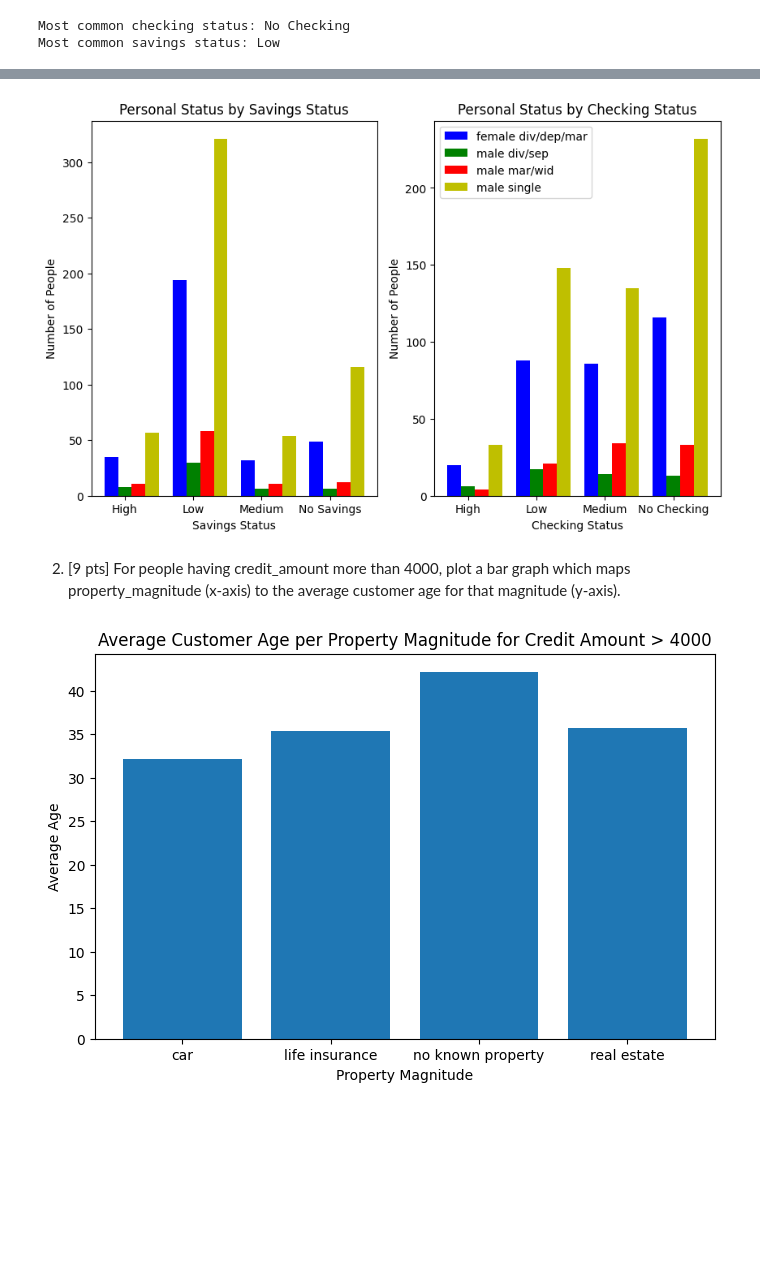
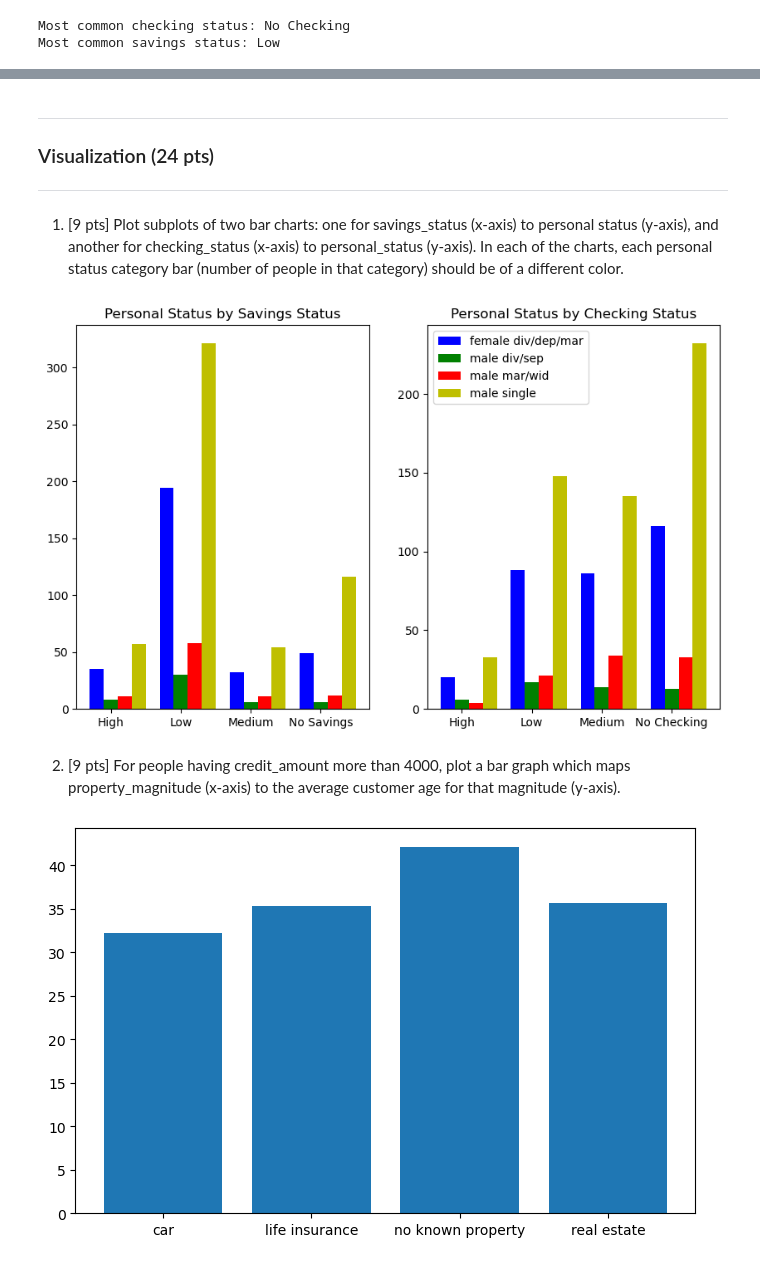
Before and after one commit to mahakanakala/CS210, a Jupyter notebook: hw/hw3/german_credit.ipynb, the cells around one changed output, grey strips where cells are left out. Cells and saved outputs as stored; diff of their text form; code cells hidden in the pictures; blank space fills up the shorter version.

```diff
--- a/hw/hw3/german_credit.ipynb
+++ b/hw/hw3/german_credit.ipynb
@@ -304,3 +295,10 @@ Most common savings status: Low
+# %% [markdown]
+---
+
+### Visualization (24 pts)
+---
+
+1. [9 pts] Plot subplots of two bar charts: one for savings_status (x-axis) to personal status (y-axis), and another for checking_status (x-axis) to personal_status (y-axis). In each of the charts, each personal status category bar (number of people in that category) should be of a different color.
 # %%
 #1 - bar chart for savings_status (x-axis) to personal status (y-axis) and checking_status (x-axis) to personal_status (y-axis)
 savings_counts = pd.crosstab(df['savings_status'], df['personal_status'])
@@ -313,8 +311,6 @@ r3 = [x + 0.2 for x in r2]
 r4 = [x + 0.2 for x in r3]
 
 axes[0].set_title('Personal Status by Savings Status')
-axes[0].set_xlabel('Savings Status')
-axes[0].set_ylabel('Number of People')
 axes[0].bar(r1, savings_counts['female div/dep/mar'], color='b', width=0.2, label='female div/dep/mar')
 axes[0].bar(r2, savings_counts['male div/sep'], color='g', width=0.2, label='male div/sep')
 axes[0].bar(r3, savings_counts['male mar/wid'], color='r', width=0.2, label='male mar/wid')
@@ -323,8 +319,6 @@ axes[0].set_xticks([r + 0.2 for r in range(len(savings_counts))])
 axes[0].set_xticklabels(['High', 'Low', 'Medium', 'No Savings'])
 
 axes[1].set_title('Personal Status by Checking Status')
-axes[1].set_xlabel('Checking Status')
-axes[1].set_ylabel('Number of People')
 axes[1].bar(r1, checking_counts['female div/dep/mar'], color='b', width=0.2, label='female div/dep/mar')
 axes[1].bar(r2, checking_counts['male div/sep'], color='g', width=0.2, label='male div/sep')
 axes[1].bar(r3, checking_counts['male mar/wid'], color='r', width=0.2, label='male mar/wid')
@@ -335,19 +329,16 @@ axes[1].set_xticklabels(['High', 'Low', 'Medium', 'No Checking'])
 plt.legend()
 plt.show()
 # %% [output]
-[figure, old version]
+[figure, new version]
-# %% [markdown]
-2. [9 pts] For people having credit_amount more than 4000, plot a bar graph which maps property_magnitude (x-axis) to the average customer age for that magnitude (y-axis).
+# %% [markdown]
+2. [9 pts] For people having credit_amount more than 4000, plot a bar graph which maps property_magnitude (x-axis) to the average customer age for that magnitude (y-axis).
 # %%
 #2 - for people having credit_amount more than 4000, plot a bar graph which maps property_magnitude (x-axis) to the average customer age for that magnitude (y-axis)
 mag = sorted(df['property_magnitude'].unique())
 filtered_df = df[df['credit_amount'] > 4000]
 age = filtered_df.groupby('property_magnitude')['age'].mean()
 plt.figure(figsize=(8,5))
-plt.title("Average Customer Age per Property Magnitude for Credit Amount > 4000")
-plt.xlabel("Property Magnitude")
-plt.ylabel("Average Age")
 plt.bar(mag, age)
 plt.show()
 # %% [output]
-[figure, old version]
+[figure, new version]
```
Also changed, not shown: parts of 8 cells of this notebook.
